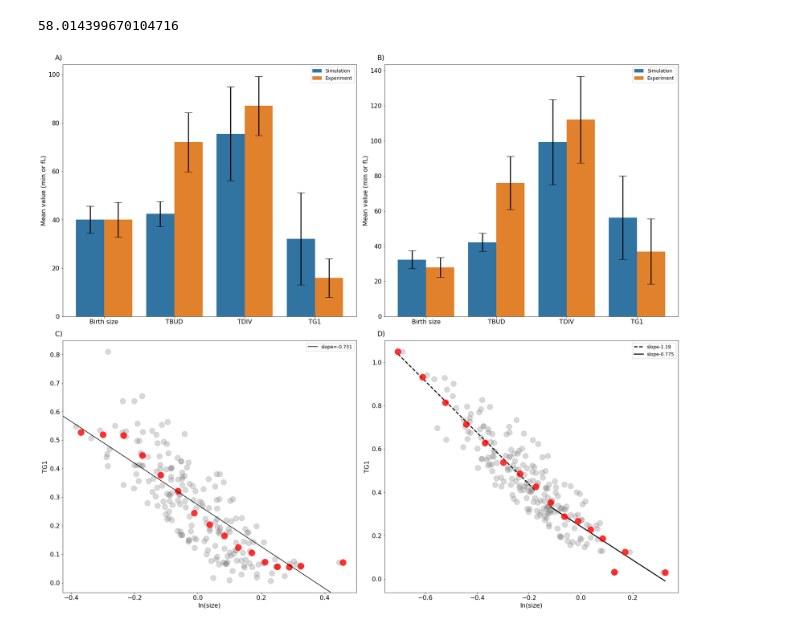
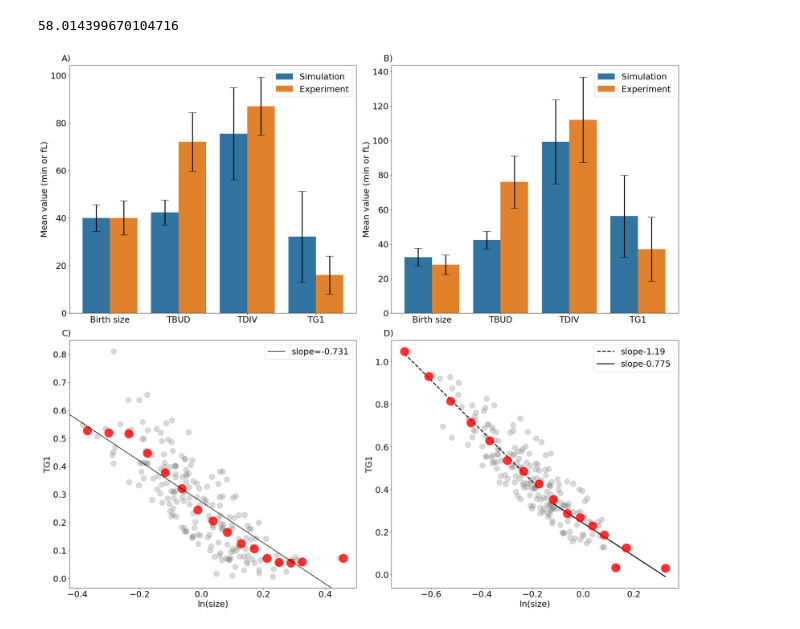
Before and after one commit to Ktaoma/A-continuous-time-Boolean-model-of-the-endocycle-events-in-budding-yeast, a Jupyter notebook: codes/simulate-Fig3.ipynb, the cells around one changed output. Drawn from its saved outputs; the diff is of its cells as text; code cells hidden in the pictures.

```diff
--- a/codes/simulate-Fig3.ipynb
+++ b/codes/simulate-Fig3.ipynb
@@ -146,7 +146,7 @@ for type_ in ["M","D"]:
 
 
             """
-            Propensity Function
+            Selecting a single variable to change with a uniform asynchronous update
             """
 
             x1 = abs(cln3_update)
@@ -176,7 +176,7 @@ for type_ in ["M","D"]:
                 x17 = x16
 
             """
-            Which variable will be updated ?
+            Selecting a single variable to change with a uniform asynchronous update
             """
             sel = random.uniform(0,1)*x17
 
@@ -255,8 +255,6 @@ for type_ in ["M","D"]:
             else:
                 cln3,whi5 = 1,0
 
-
-
             """
             ORI begin
             """
@@ -783,7 +769,7 @@ cv_plot = pd.concat([sim_cv_D,expr_cv_D])
 #cv_plot = pd.read_csv("../data/Fig3D.csv")
 # %%
-#with open('../data/join_M1.pickle', 'wb') as handle:
-#    pickle.dump(join_M, handle, protocol=pickle.HIGHEST_PROTOCOL)
-#with open('../data/join_D1.pickle', 'wb') as handle:
-#    pickle.dump(join_D, handle, protocol=pickle.HIGHEST_PROTOCOL)
+with open('../data/join_M1.pickle', 'wb') as handle:
+    pickle.dump(join_M, handle, protocol=pickle.HIGHEST_PROTOCOL)
+with open('../data/join_D1.pickle', 'wb') as handle:
+    pickle.dump(join_D, handle, protocol=pickle.HIGHEST_PROTOCOL)
 # %%
@@ -805,6 +791,7 @@ cdf_d = pd.concat([ddf,mdf]).query("cat != 'Mother'").sort_values(by="name")
 cdf_d["sd"] = cdf_d["mean"]*cdf_d["cv"]
 # %%
 ###### fig = plt.figure(layout= 'constrained', figsize=(23,20))
+XX=22
 fig = plt.figure(layout= 'constrained', figsize=(23,20))
 axs = fig.subplot_mosaic([['A)', 'B)'],['C)','D)']])
 
@@ -812,10 +799,10 @@ axs = fig.subplot_mosaic([['A)', 'B)'],['C)','D)']])
 num_hues = len(np.unique(cdf['type']))
 ax = sns.barplot(data=cdf, x='name', y='mean', hue='type',ax=axs['A)'])
 ax.legend_.set_title(None)
-ax.legend(prop={'size': 12})
+ax.legend(prop={'size': XX})
 axs['A)'].set_xlabel("")
-axs['A)'].set_ylabel("Mean value (min or fL)",fontsize = 16)
-axs['A)'].tick_params(labelsize=16)
+axs['A)'].set_ylabel("Mean value (min or fL)",fontsize = XX)
+axs['A)'].tick_params(labelsize=XX)
 for (hue, df_hue), dogde_dist in zip(cdf.groupby('type'), np.linspace(0.4, -0.4, 2 * num_hues + 1)[1::2]):
     bars = ax.errorbar(data=df_hue, x='name', y='mean', yerr='sd', color='grey')
     xys = bars.lines[0].get_xydata()
@@ -826,10 +813,10 @@ for (hue, df_hue), dogde_dist in zip(cdf.groupby('type'), np.linspace(0.4, -0.4,
 num_hues = len(np.unique(cdf_d['type']))
 ax = sns.barplot(data=cdf_d, x='name', y='mean', hue='type',ax=axs['B)'])
 ax.legend_.set_title(None)
-ax.legend(prop={'size': 12})
+ax.legend(prop={'size': XX})
 axs['B)'].set_xlabel("")
-axs['B)'].set_ylabel("Mean value (min or fL)",fontsize = 16)
-axs['B)'].tick_params(labelsize=16)
+axs['B)'].set_ylabel("Mean value (min or fL)",fontsize = XX)
+axs['B)'].tick_params(labelsize=XX)
 for (hue, df_hue), dogde_dist in zip(cdf_d.groupby('type'), np.linspace(0.4, -0.4, 2 * num_hues + 1)[1::2]):
     bars = ax.errorbar(data=df_hue, x='name', y='mean', yerr='sd', color='grey')
     xys = bars.lines[0].get_xydata()
@@ -872,14 +859,14 @@ model = sm.OLS(ybin, sm.add_constant(xbin))
 results = model.fit()
 b, m = results.params
 axs['C)'].scatter(x,y,color="grey",alpha=0.3,s=200)
-axs['C)'].plot(xbin,ybin,'o',color="red",alpha=0.8,markersize=16)
+axs['C)'].plot(xbin,ybin,'o',color="red",alpha=0.8,markersize=XX)
 axs['C)'].axline(xy1=(0, b), slope=m, label="slope="+str(round(m,3)),color="black")
-axs['C)'].set_xlabel("ln(size)",fontsize = 16)
-axs['C)'].set_ylabel("TG1",fontsize = 16)
-axs['C)'].legend(prop={'size': 12})
-axs['C)'].tick_params(labelsize=16)
+axs['C)'].set_xlabel("ln(size)",fontsize = XX)
+axs['C)'].set_ylabel("TG1",fontsize = XX)
+axs['C)'].legend(prop={'size': XX})
+axs['C)'].tick_params(labelsize=XX)
 
-##### plot 3 ########
+##### plot 4 ########
 with open('../data/join_D1.pickle', 'rb') as handle:
     join_D2 = pickle.load(handle)
 
@@ -887,8 +874,6 @@ np.random.seed(11)
 xx = [_ for _ in range(len(join_D2))]
 rx = np.random.choice(xx,200)
 join_D3 = np.array(join_D2)[rx,:]
-
-
 size_fl_D = np.array(join_D3)[:,1]*fl_ratio
 # bin
 bin_ = list(range(1,100,2))
@@ -920,38 +905,37 @@ model_upper = sm.OLS(uyc, sm.add_constant(uxc))
 results_upper = model_upper.fit()
 bu_, mu_ = results_upper.params
 f = lambda x: mu_*x + bu_
 x_ = np.array([np.min(uxc),np.max(uxc)])
 
 #lower chunk
 uyc2 = y_c[idx_upper:]
 uxc2 = x_c[idx_upper:]
 model_lower = sm.OLS(uyc2, sm.add_constant(uxc2))
 results_lower = model_lower.fit()
 bu_2, mu_2 = results_lower.params
 f2 = lambda x: mu_2*x + bu_2
 x_2 = np.array([np.min(uxc2),np.max(uxc2)])
 
 
 x = np.log(size_fl_D/np.mean(size_fl))
 y = mu*np.array(join_D3)[:,0]
 axs['D)'].scatter(x,y,color="grey",alpha=0.3,s=200)
 axs['D)'].plot(x_,f(x_),'--',lw=2.5,label="slope"+str(round(mu_,3)),color="black")
 axs['D)'].plot(x_2,f2(x_2),'-',lw=2.5,label="slope"+str(round(mu_2,3)),color="black")
-axs['D)'].plot(x_c,y_c, 'o',color="red",alpha=0.8,markersize=16)
-axs['D)'].set_xlabel("ln(size)",fontsize = 16)
-axs['D)'].set_ylabel("TG1",fontsize = 16)
-axs['D)'].legend(prop={'size': 12})
-axs['D)'].tick_params(labelsize=16)
-
+axs['D)'].plot(x_c,y_c, 'o',color="red",alpha=0.8,markersize=XX)
+axs['D)'].set_xlabel("ln(size)",fontsize = XX)
+axs['D)'].set_ylabel("TG1",fontsize = XX)
+axs['D)'].legend(prop={'size': XX})
+axs['D)'].tick_params(labelsize=XX)
 
 
 for label, ax in axs.items():
     # label physical distance to the left and up:
     trans = mtransforms.ScaledTranslation(-20/72, 7/72, fig.dpi_scale_trans)
     ax.text(0.0, 1.0, label, transform=ax.transAxes + trans,
-            fontsize=18, va='bottom')
+            fontsize=XX, va='bottom')
 
 plt.savefig('../figures/Fig3.pdf',format="pdf", bbox_inches="tight")
 plt.show()
 # %% [output]
-[figure, old version]
+[figure, new version]
```
Also changed, not shown: parts of 8 cells of this notebook, 19 other files.
